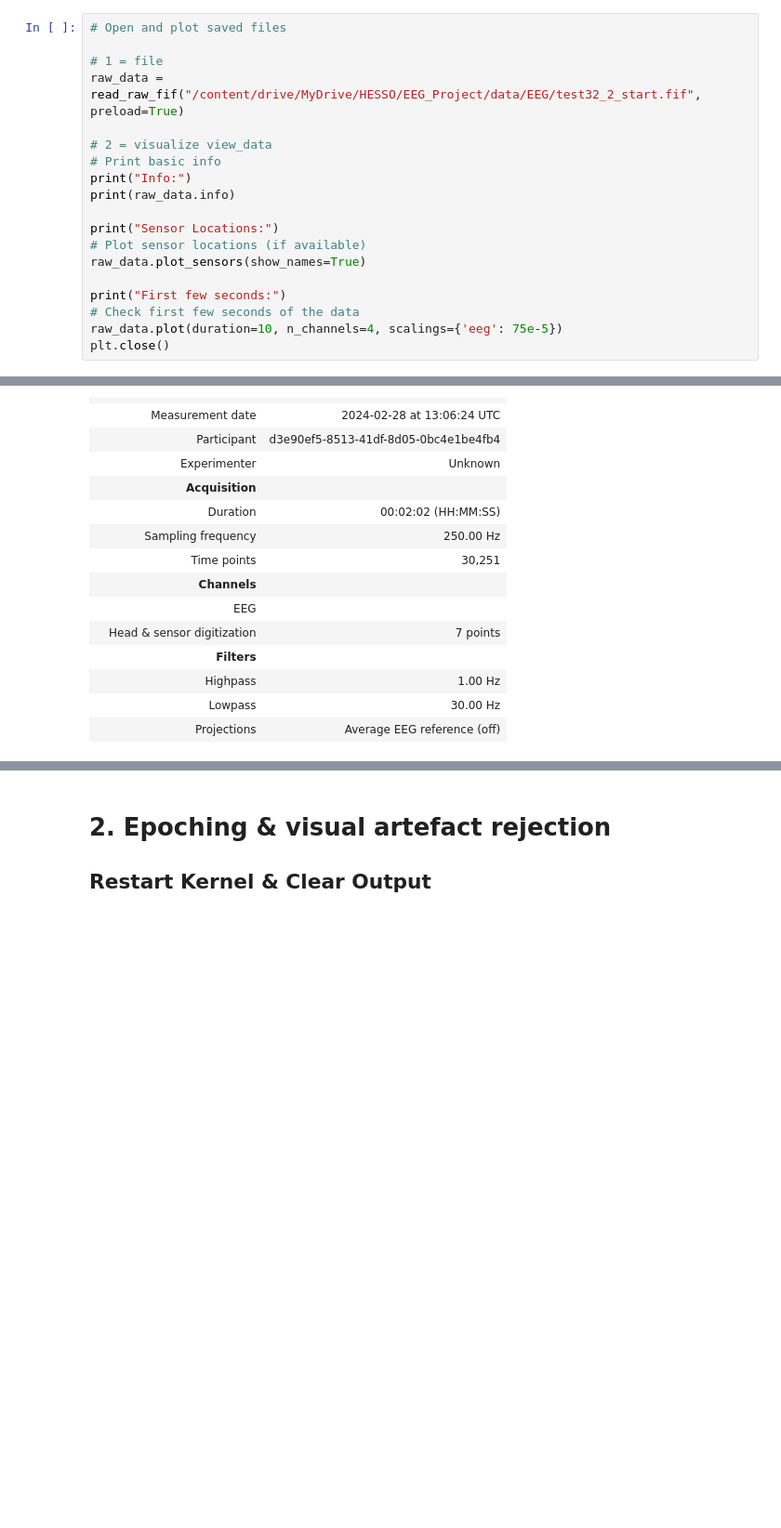
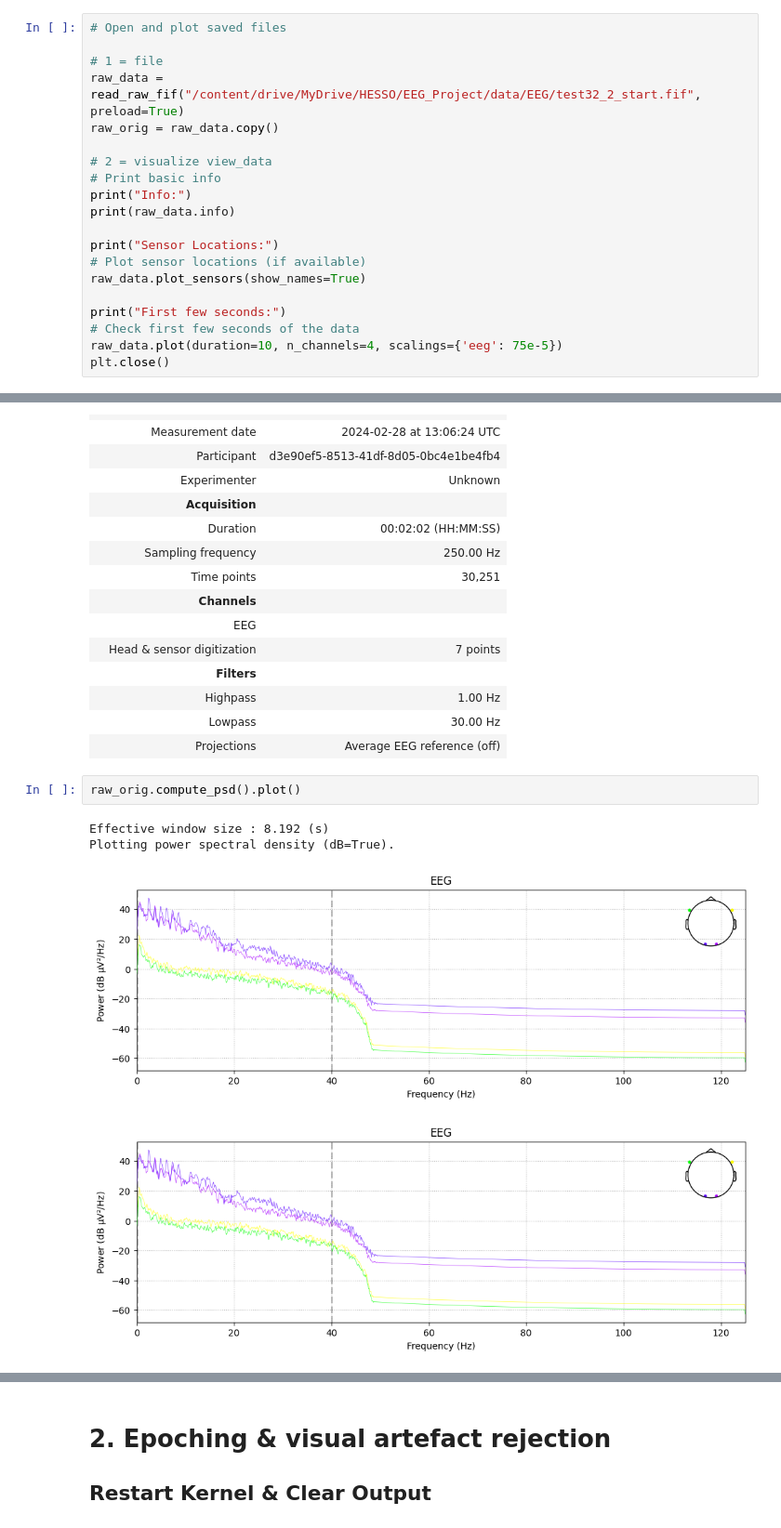
Before and after one commit to tanoManzo/EEG_2025, a Jupyter notebook: Preproc_raws_EEG_Dreem.ipynb, the cells around one changed output, grey strips where cells are left out. Shown: that part at 93% size. Cells and saved outputs as stored; diff of their text form; blank space fills up the shorter version.

```diff
--- a/Preproc_raws_EEG_Dreem.ipynb
+++ b/Preproc_raws_EEG_Dreem.ipynb
@@ -70,6 +70,7 @@ from pycrostates.preprocessing import extract_gfp_peaks
 
 # 1 = file
 raw_data = read_raw_fif("/content/drive/MyDrive/HESSO/EEG_Project/data/EEG/test32_2_start.fif", preload=True)
+raw_orig = raw_data.copy()
 
 # 2 = visualize view_data
 # Print basic info
@@ -308,3 +307,10 @@ Average reference projection was added, but has not been applied yet. Use the ap
 |  | Highpass | 1.00 Hz |
 |  | Lowpass | 30.00 Hz |
 |  | Projections | Average EEG reference (off) |
+# %%
+raw_orig.compute_psd().plot()
+# %% [output]
+Effective window size : 8.192 (s)
+Plotting power spectral density (dB=True).
+[figure, added]
+[figure, added]
```
Also changed, not shown: parts of 7 cells of this notebook.
